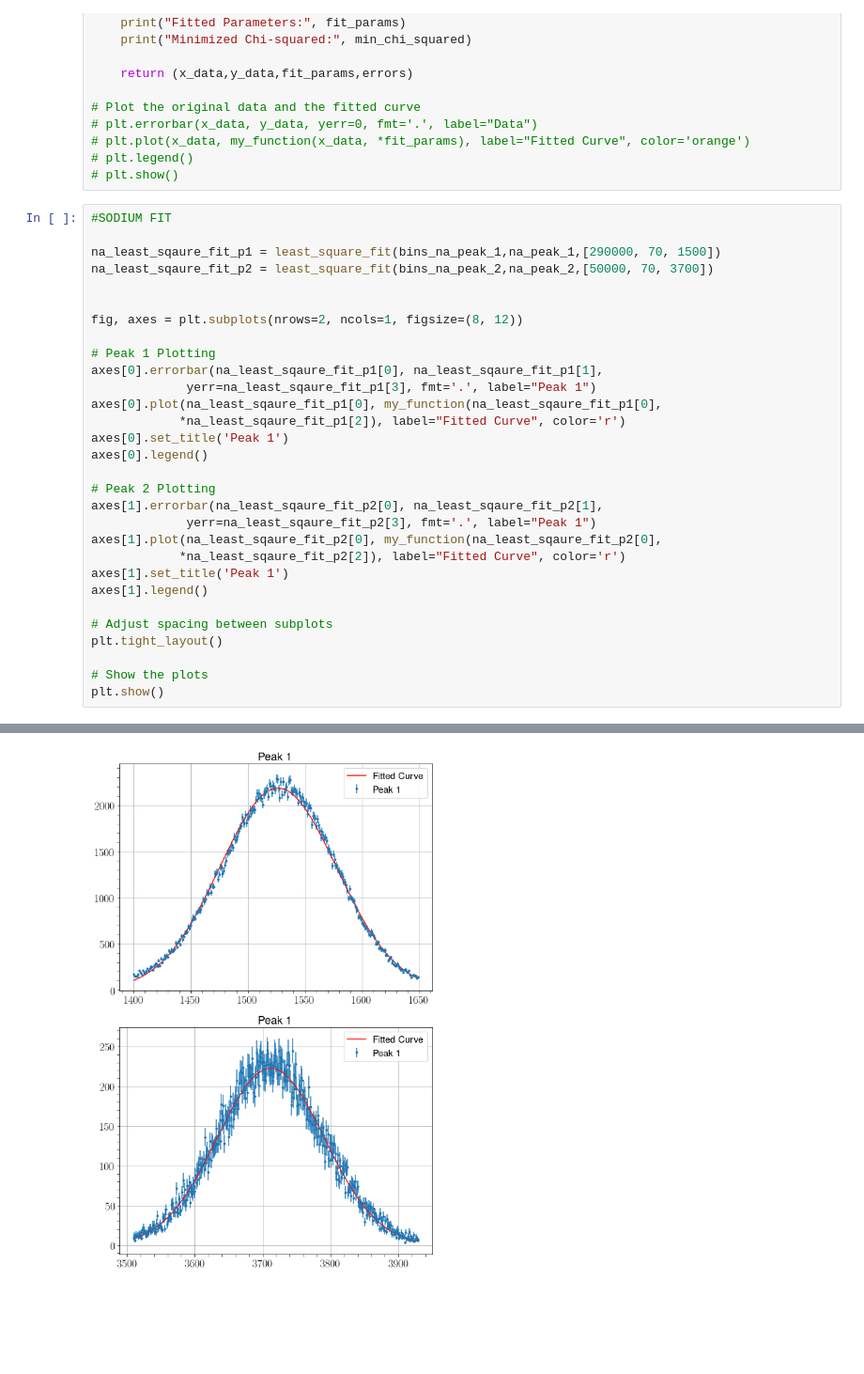
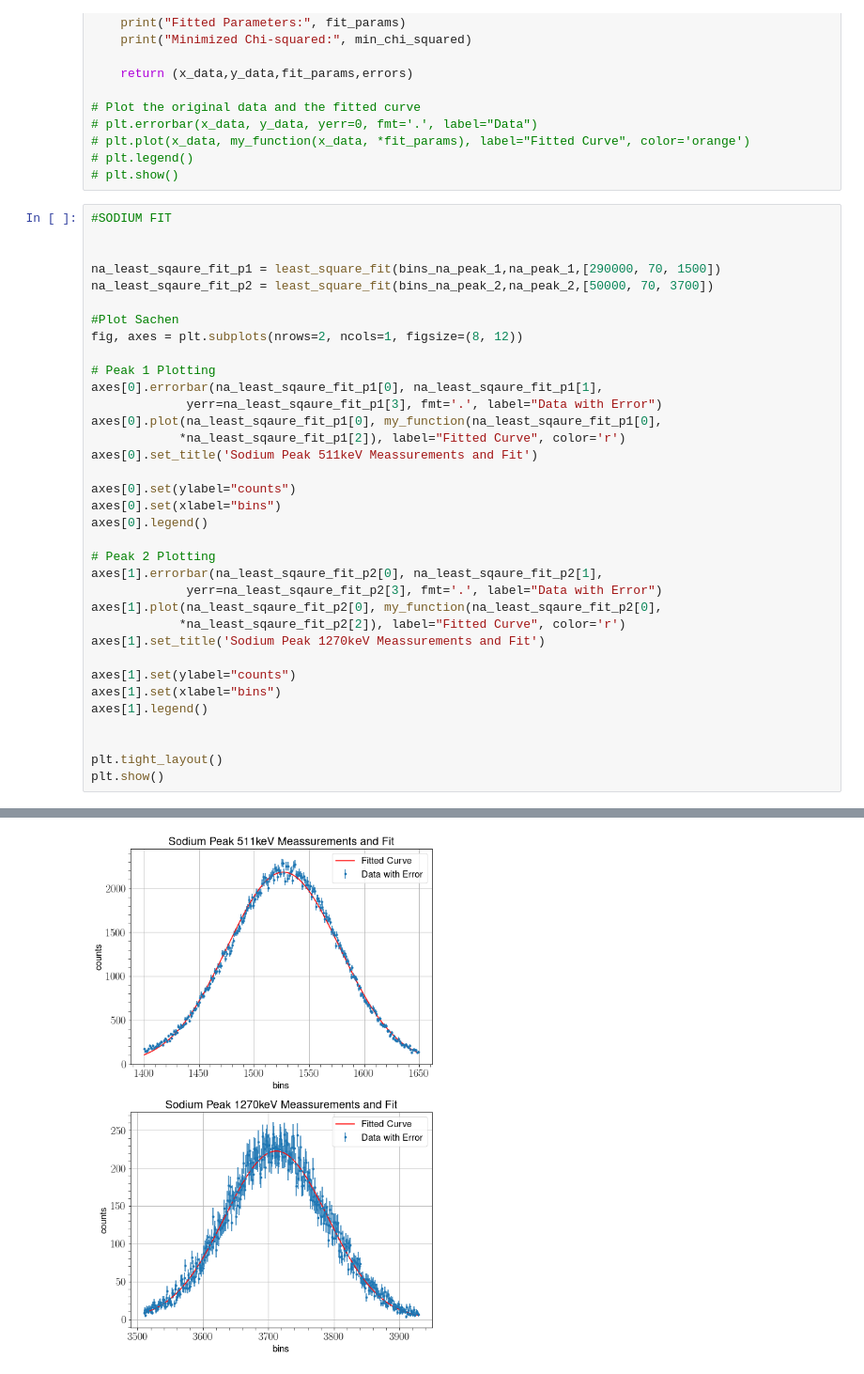
Before and after one commit to MayerPablo/FP, a Jupyter notebook: Szintillator.ipynb, the cells around one changed output, grey strips where cells are left out. Shown: that part at 94% size. Drawn from its saved outputs; the diff is of its cells as text; blank space fills up the shorter version.

```diff
--- a/Szintillator.ipynb
+++ b/Szintillator.ipynb
@@ -457,37 +603,42 @@ def least_square_fit(x_data,y_data,initial_guess,):
 # plt.show()
 # %%
 #SODIUM FIT
+
 
 na_least_sqaure_fit_p1 = least_square_fit(bins_na_peak_1,na_peak_1,[290000, 70, 1500])
 na_least_sqaure_fit_p2 = least_square_fit(bins_na_peak_2,na_peak_2,[50000, 70, 3700])
 
-
+#Plot Sachen
 fig, axes = plt.subplots(nrows=2, ncols=1, figsize=(8, 12))
 
 # Peak 1 Plotting
 axes[0].errorbar(na_least_sqaure_fit_p1[0], na_least_sqaure_fit_p1[1],
-             yerr=na_least_sqaure_fit_p1[3], fmt='.', label="Peak 1")
+             yerr=na_least_sqaure_fit_p1[3], fmt='.', label="Data with Error")
 axes[0].plot(na_least_sqaure_fit_p1[0], my_function(na_least_sqaure_fit_p1[0],
             *na_least_sqaure_fit_p1[2]), label="Fitted Curve", color='r')
-axes[0].set_title('Peak 1')
+axes[0].set_title('Sodium Peak 511keV Meassurements and Fit')
+
+axes[0].set(ylabel="counts")
+axes[0].set(xlabel="bins")
 axes[0].legend()
 
 # Peak 2 Plotting
 axes[1].errorbar(na_least_sqaure_fit_p2[0], na_least_sqaure_fit_p2[1],
-             yerr=na_least_sqaure_fit_p2[3], fmt='.', label="Peak 1")
+             yerr=na_least_sqaure_fit_p2[3], fmt='.', label="Data with Error")
 axes[1].plot(na_least_sqaure_fit_p2[0], my_function(na_least_sqaure_fit_p2[0],
             *na_least_sqaure_fit_p2[2]), label="Fitted Curve", color='r')
-axes[1].set_title('Peak 1')
+axes[1].set_title('Sodium Peak 1270keV Meassurements and Fit')
+
+axes[1].set(ylabel="counts")
+axes[1].set(xlabel="bins")
 axes[1].legend()
 
-# Adjust spacing between subplots
+
 plt.tight_layout()
-
-# Show the plots
 plt.show()
 # %% [output]
 Fitted Parameters: [2.80728898e+05 5.12730388e+01 1.52646301e+03]
 Minimized Chi-squared: 584.0051699105611
 Fitted Parameters: [44051.13879222    78.9234626   3711.9392892 ]
 Minimized Chi-squared: 496.8086795112685
-[figure, old version]
+[figure, new version]
```
Also changed, not shown: parts of 14 cells of this notebook, 1 other file.
